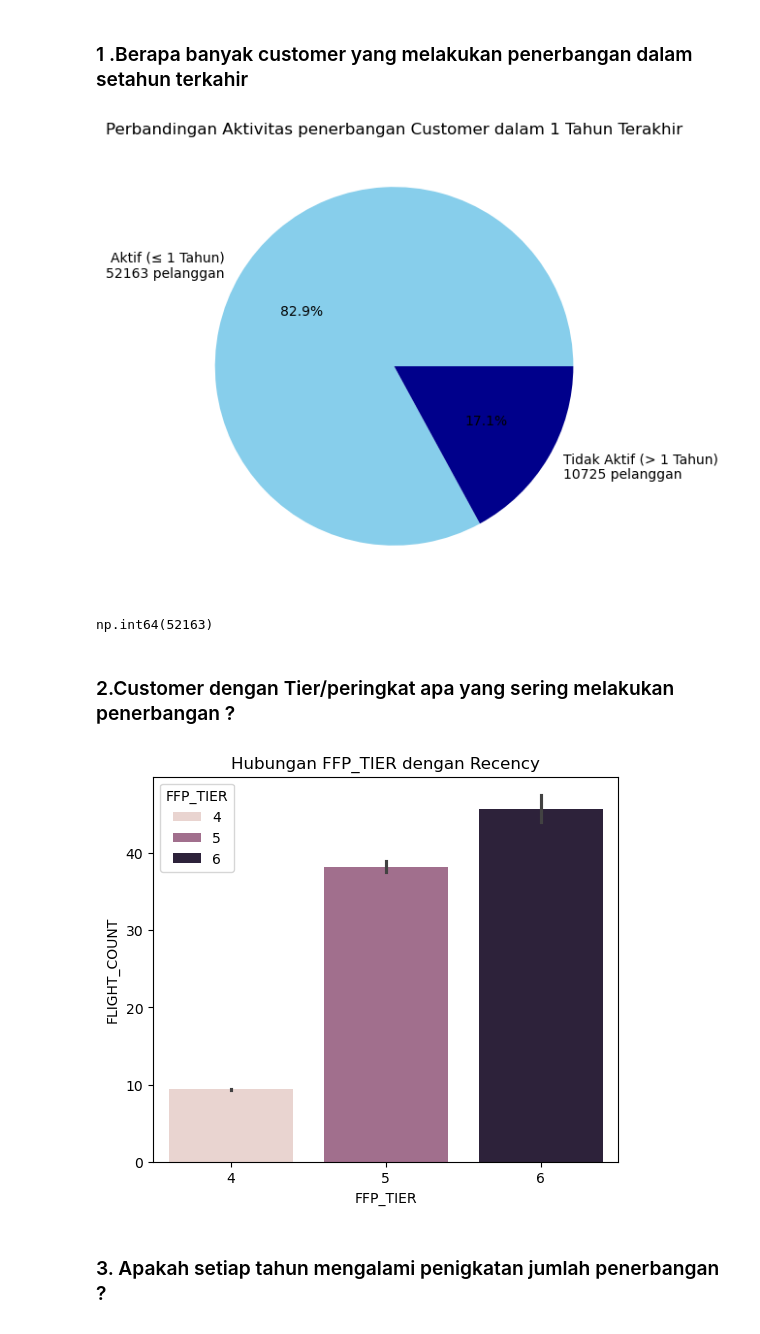
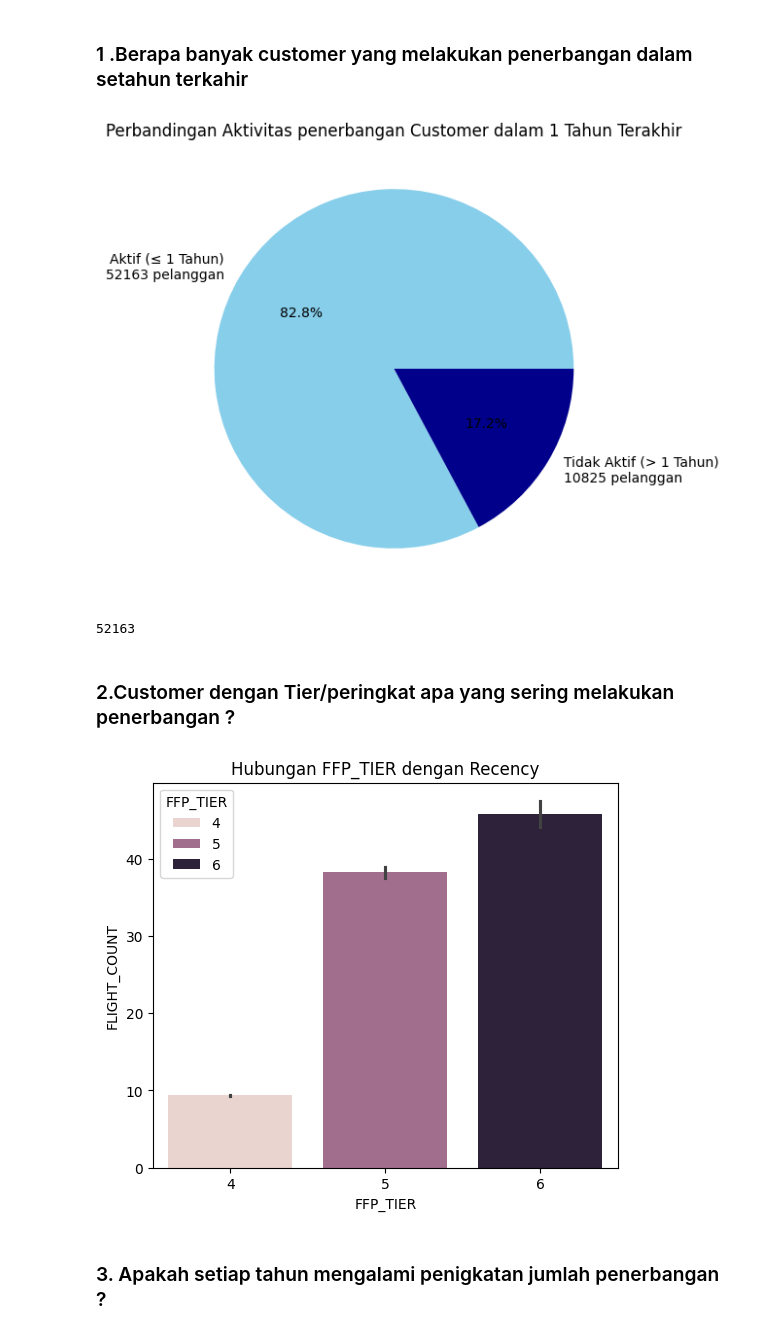
Before and after one commit to agirahmawandi/hw_unsupervised_learning, a Jupyter notebook: Agi_rahmawandi_batch57_Unsupervised_Learning.ipynb, the cells around one changed output. Cells and saved outputs as stored; diff of their text form; code cells hidden in the pictures.

```diff
--- a/Agi_rahmawandi_batch57_Unsupervised_Learning.ipynb
+++ b/Agi_rahmawandi_batch57_Unsupervised_Learning.ipynb
@@ -58,31 +71,29 @@ df_1["LAST_FLIGHT_DATE"] = pd.to_datetime(df_1["LAST_FLIGHT_DATE"], errors="coer
 df_1["LOAD_TIME"] = pd.to_datetime(df_1["LOAD_TIME"], errors="coerce")
 # %%
 df_1["total_revenue"] = df_1[["SUM_YR_1", "SUM_YR_2"]].sum(axis=1, skipna=True)
-
-df_1["recency"] = (df_1["LOAD_TIME"] - df_1["LAST_FLIGHT_DATE"]).dt.days
 # %% [markdown]
 ### 1 .Berapa banyak customer yang melakukan penerbangan dalam setahun terkahir
 # %%
 # Hitung jumlah customer per kategori
 aktif_count = (df_1['LAST_TO_END'] <= 365).sum()
-tidak_aktif_count = ((df_1["LOAD_TIME"] - df_1["LAST_FLIGHT_DATE"]).dt.days > 365).sum()
+tidak_aktif_count = (df_1['LAST_TO_END']  > 365).sum()
 
 # Data untuk pie chart
 counts = [aktif_count, tidak_aktif_count]
 labels = [
     f"Aktif (≤ 1 Tahun)\n{aktif_count} pelanggan",
     f"Tidak Aktif (> 1 Tahun)\n{tidak_aktif_count} pelanggan"
 ]
 
 # Pie chart
 plt.figure(figsize=(6,6))
 plt.pie(counts, labels=labels, autopct='%1.1f%%', colors=["skyblue", "darkblue"])
 plt.title("Perbandingan Aktivitas penerbangan Customer dalam 1 Tahun Terakhir")
 plt.show()
 aktif_count
 # %% [output]
-[figure, old version]
+[figure, new version]
-np.int64(52163)
+52163
 # %% [markdown]
 ### 2.Customer dengan Tier/peringkat apa yang sering melakukan penerbangan ?
 # %%
@@ -92,7 +103,7 @@ sns.barplot(data=df_1, x="FFP_TIER", y="FLIGHT_COUNT", hue='FFP_TIER')
 plt.title("Hubungan FFP_TIER dengan Recency")
 plt.show()
 # %% [output]
-[figure, old version]
+[figure, new version]
 # %% [markdown]
 ### 3. Apakah setiap tahun mengalami penigkatan jumlah penerbangan ?
 # %%
```
Also changed, not shown: parts of 40 cells of this notebook, 1 other file.
